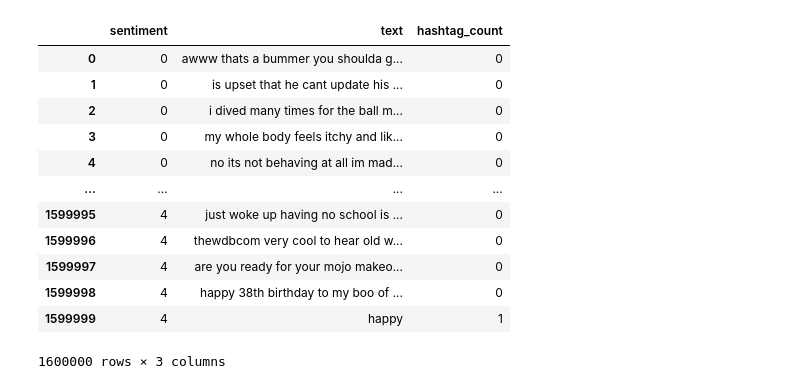
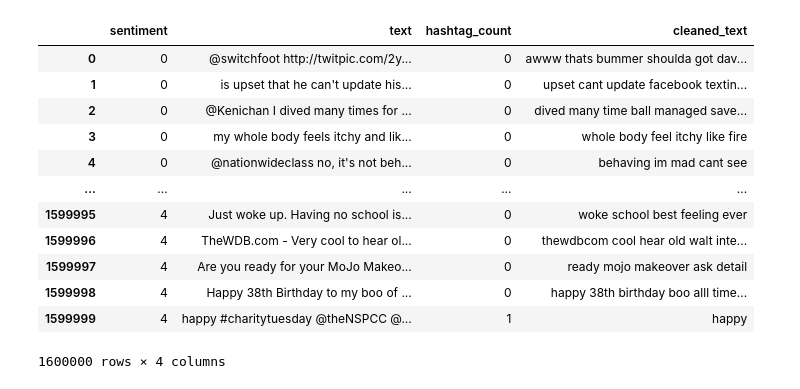
Before and after one commit to hendrykik/Sentiment_analysys, a Jupyter notebook: preprocessing.ipynb, the cells around one changed output. Drawn from its saved outputs; the diff is of its cells as text; code cells hidden in the pictures.

```diff
--- a/preprocessing.ipynb
+++ b/preprocessing.ipynb
@@ -33,3 +48,6 @@ Passing `palette` without assigning `hue` is deprecated and will be removed in v
 
   sns.barplot(x=sentiment_counts.index, y=sentiment_counts.values, palette="viridis")
 [figure]
+# %%
+lemmatizer = WordNetLemmatizer()
+stop_words = set(stopwords.words('english'))
@@ -38,32 +72,48 @@ def count_hashtags(text):
     return len(re.findall(r'#', text))
 
 def clean_text(text):
-    text = text.lower()  # Lowercase the text
-    text = re.sub(r'http\S+', '', text)  # Remove URLs
-    text = re.sub(r'@\w+', '', text)  # Remove mentions
-    text = re.sub(r'#\w+', '', text)  # Remove hashtags and following text
-    text = re.sub(r'[^\w\s]', '', text)  # Remove punctuation
-    text = re.sub(r'\s+', ' ', text).strip()  # Remove extra spaces
-    return text
+    # Convert to lowercase
+    text = text.lower()
+
+    # Remove URLs
+    text = re.sub(r'http\S+', '', text)
+
+    # Remove mentions and hashtags
+    text = re.sub(r'@\w+|#\w+', '', text)
+
+    # Remove numbers (optional: uncomment if needed)
+    # text = re.sub(r'\d+', '', text)
+
+    # Remove punctuation
+    text = re.sub(r'[^\w\s]', '', text)
+
+    # Tokenize the text
+    tokens = word_tokenize(text)
+
+    # Remove stopwords and lemmatize
+    tokens = [lemmatizer.lemmatize(word) for word in tokens if word not in stop_words]
+
+    # Reconstruct the text
+    return ' '.join(tokens)
 
 df['hashtag_count'] = df['text'].apply(count_hashtags)
 # %%
-df[['text']] = df['text'].apply(lambda x: pd.Series(clean_text(x)))
+df['cleaned_text'] = df['text'].apply(clean_text)
 df
 # %% [output]
-|  | sentiment | text | hashtag_count |
-| 0 | 0 | awww thats a bummer you shoulda g... | 0 |
-| 1 | 0 | is upset that he cant update his ... | 0 |
-| 2 | 0 | i dived many times for the ball m... | 0 |
-| 3 | 0 | my whole body feels itchy and lik... | 0 |
-| 4 | 0 | no its not behaving at all im mad... | 0 |
-| ... | ... | ... | ... |
-| 1599995 | 4 | just woke up having no school is ... | 0 |
-| 1599996 | 4 | thewdbcom very cool to hear old w... | 0 |
-| 1599997 | 4 | are you ready for your mojo makeo... | 0 |
-| 1599998 | 4 | happy 38th birthday to my boo of ... | 0 |
-| 1599999 | 4 | happy | 1 |
+|  | sentiment | text | hashtag_count | cleaned_text |
+| 0 | 0 | @switchfoot http://twitpic.com/2y... | 0 | awww thats bummer shoulda got dav... |
+| 1 | 0 | is upset that he can't update his... | 0 | upset cant update facebook textin... |
+| 2 | 0 | @Kenichan I dived many times for ... | 0 | dived many time ball managed save... |
+| 3 | 0 | my whole body feels itchy and lik... | 0 | whole body feel itchy like fire |
+| 4 | 0 | @nationwideclass no, it's not beh... | 0 | behaving im mad cant see |
+| ... | ... | ... | ... | ... |
+| 1599995 | 4 | Just woke up. Having no school is... | 0 | woke school best feeling ever |
+| 1599996 | 4 | TheWDB.com - Very cool to hear ol... | 0 | thewdbcom cool hear old walt inte... |
+| 1599997 | 4 | Are you ready for your MoJo Makeo... | 0 | ready mojo makeover ask detail |
+| 1599998 | 4 | Happy 38th Birthday to my boo of ... | 0 | happy 38th birthday boo alll time... |
+| 1599999 | 4 | happy #charitytuesday @theNSPCC @... | 1 | happy |
-1600000 rows × 3 columns
+1600000 rows × 4 columns
 # %%
 num_words=10000
 max_length = 20
```
Also changed, not shown: parts of 13 cells of this notebook.
